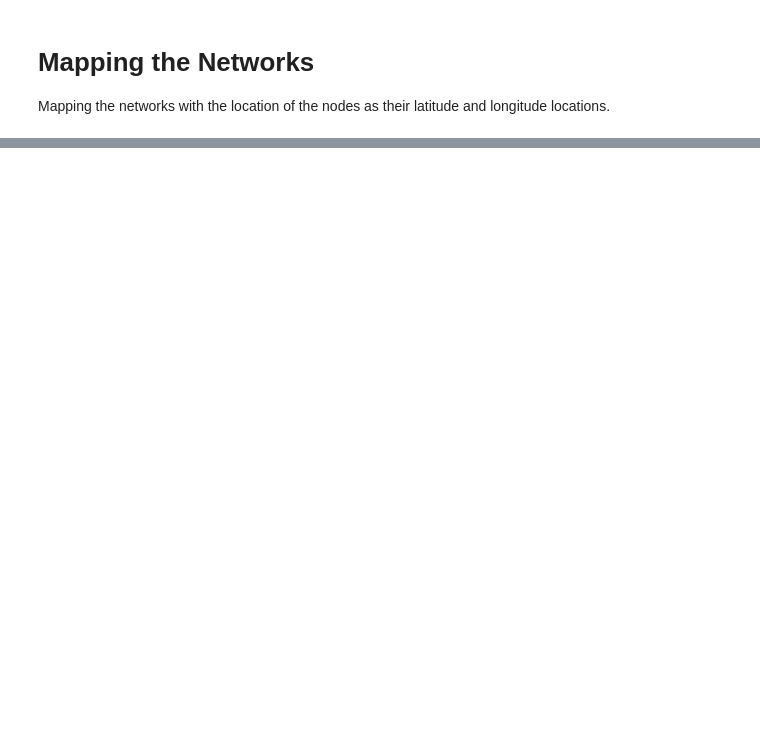
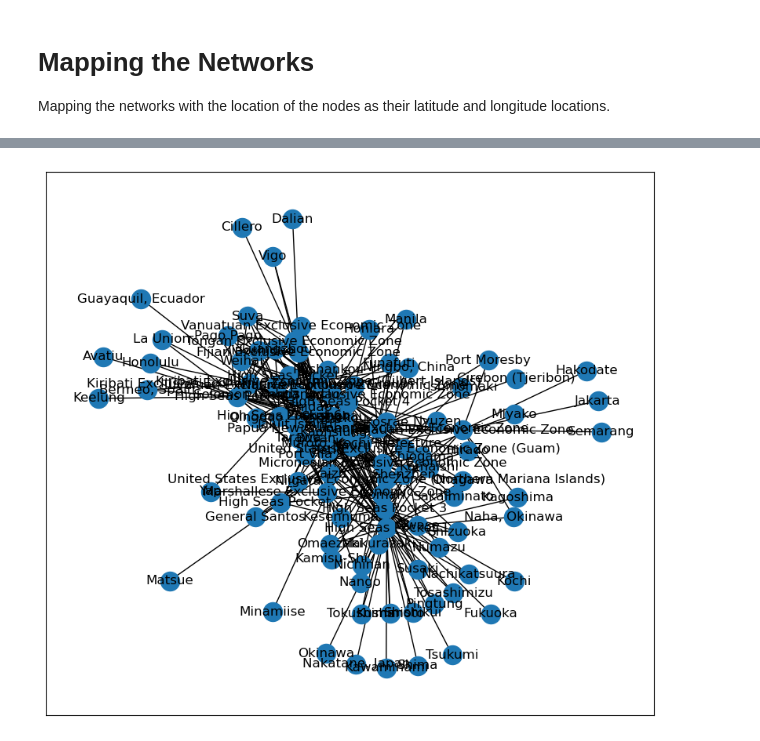
Before and after one commit to ek976/network_analytics_project, a Jupyter notebook: code/geo_network_mapping.ipynb, the cells around one changed output, grey strips where cells are left out. Cells and saved outputs as stored; diff of their text form; code cells hidden in the pictures; blank space fills up the shorter version.

```diff
--- a/code/geo_network_mapping.ipynb
+++ b/code/geo_network_mapping.ipynb
@@ -71,0 +24,12 @@ ax.set_axis_off()
+# %%
+# read in the csv with the fishing vessel info
+fvs = pd.read_csv("../data/geo_ais_rfv_all.csv")
+
+# add in the data for fishing vessel areas
+areas = pd.read_csv('../data/fishing_areas_geo.csv')
+
+# combine datasets
+all_data = pd.merge(fvs, areas,left_on = 'fishing_area', right_on='short_name')
+all_data.dropna()
+
+print(all_data.head())
@@ -71,0 +54,9 @@ ax.set_axis_off()
+# %%
+G = nx.from_pandas_edgelist(all_data, source = 'home_port_name', target = 'GEONAME',
+                        edge_attr = 'fishing_hours')
+# %%
+plt.figure(figsize = (10,9))
+nx.draw_networkx(G)
+plt.show()
+# %% [output]
+[figure, added]
```
Also changed, not shown: parts of 10 cells of this notebook, 3 other files.
